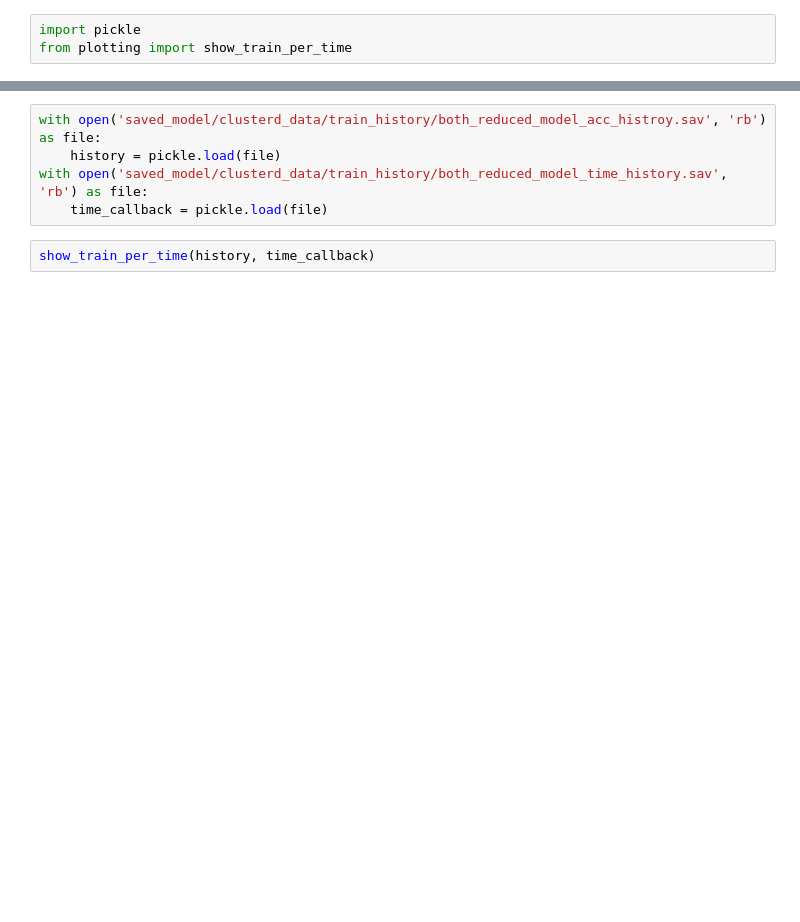
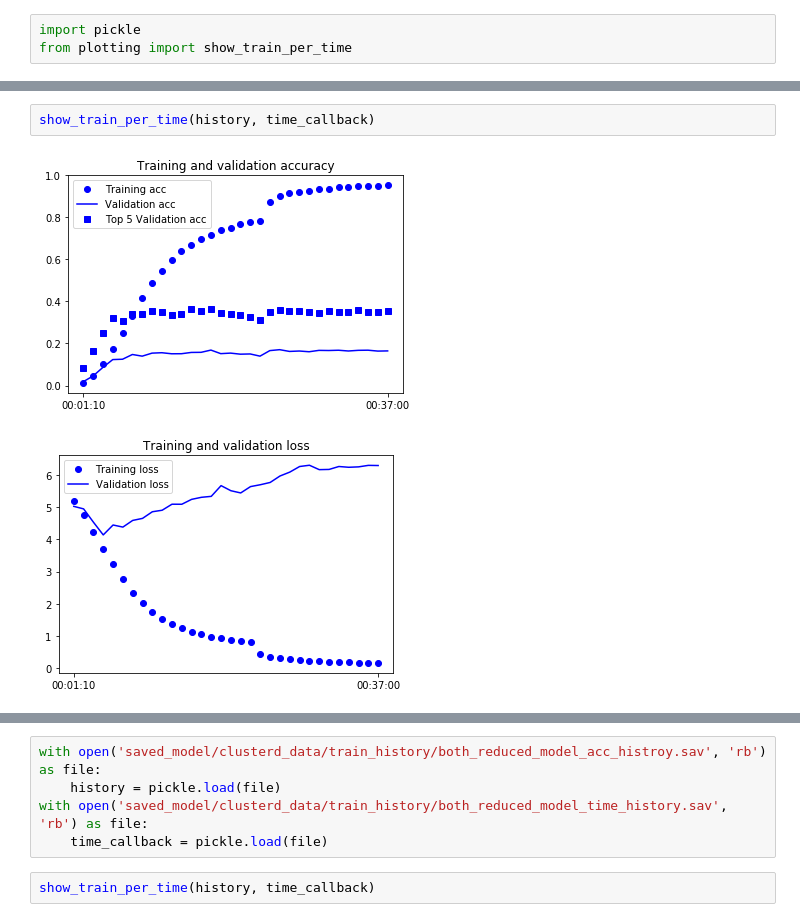
Before and after one commit to bigdata-inha/specialized-neural-network, a Jupyter notebook: show_training_result.ipynb, the cells around one changed output, grey strips where cells are left out. Saved outputs shown, nothing was run; the diff lists cells and outputs as text; blank space fills up the shorter version.

```diff
--- a/show_training_result.ipynb
+++ b/show_training_result.ipynb
@@ -13,0 +25,5 @@ show_train_per_time(history, time_callback)
+# %%
+show_train_per_time(history, time_callback)
+# %% [output]
+[figure, added]
+[figure, added]
```
Also changed, not shown: parts of 7 cells of this notebook, 2 other files.
